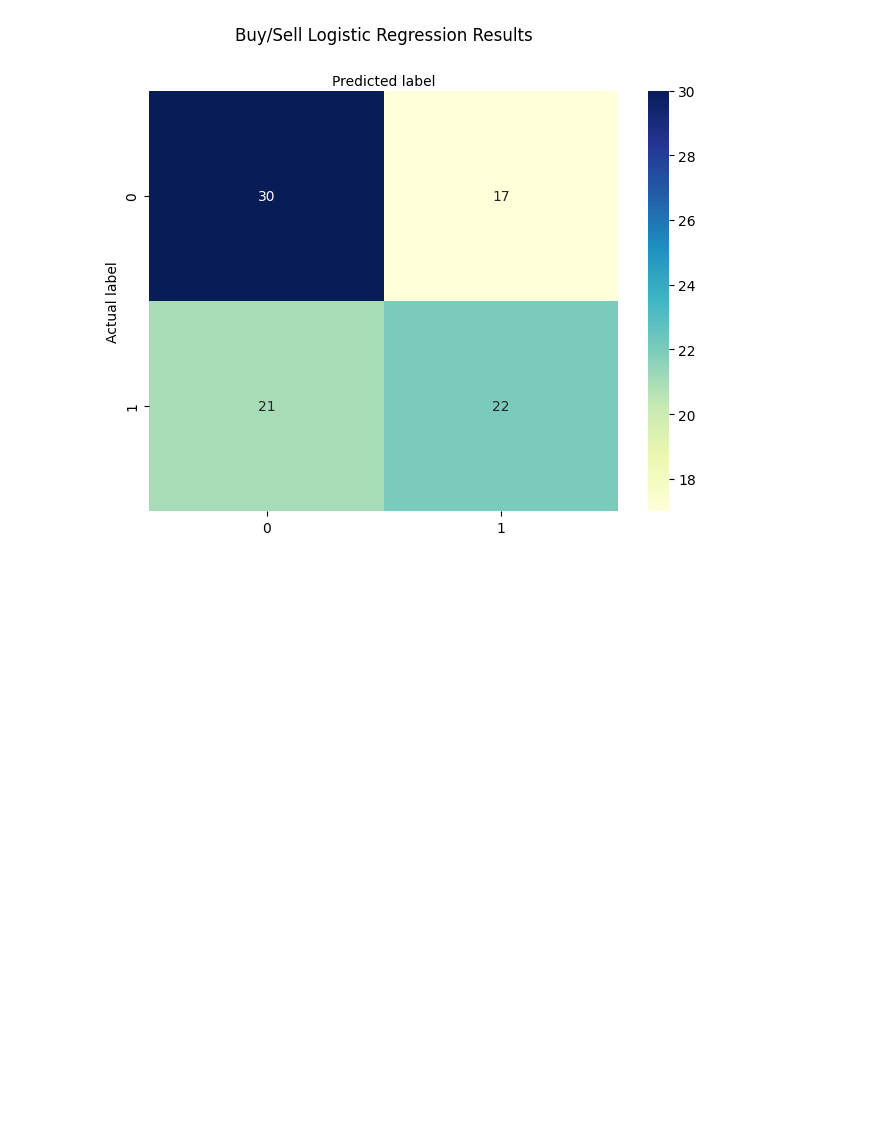
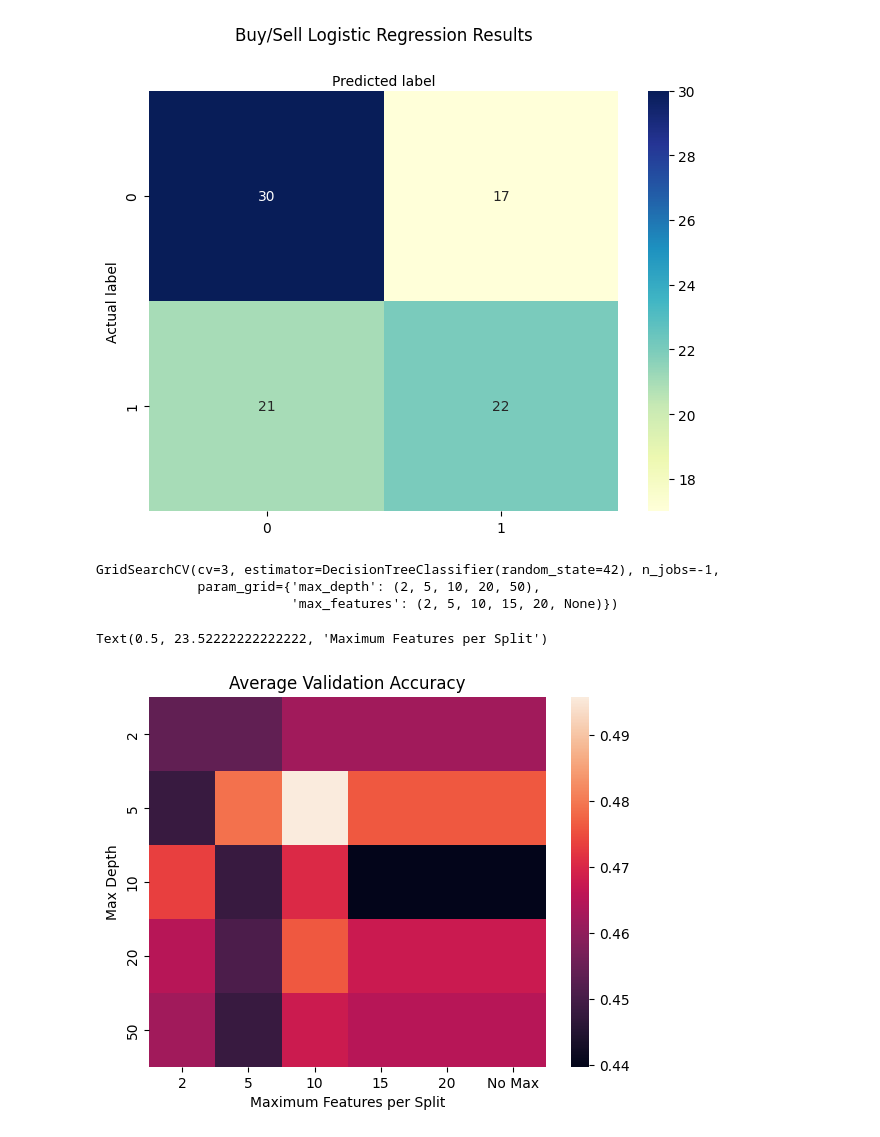
Before and after one commit to aeasy370/Twitter-Stock-Linear-Regression, a Jupyter notebook: change.ipynb, the cells around one changed output. Saved outputs shown, nothing was run; the diff lists cells and outputs as text; code cells hidden in the pictures; blank space fills up the shorter version.

```diff
--- a/change.ipynb
+++ b/change.ipynb
@@ -141,0 +133,4 @@ plt.bar(x = range(12), height=error_scorefixed)
+# %%
+for i in error_score:
+	print(i)
+sns.barplot(data=error_score)
@@ -209,3 +209,38 @@ plt.xlabel('Predicted label')
 # %% [output]
 Text(0.5, 427.9555555555555, 'Predicted label')
 [figure]
+# %%
+#Decision Tree method: Hyperparameter Training
+from sklearn.tree import DecisionTreeClassifier
+from sklearn.model_selection import GridSearchCV
+
+parameters = {'max_depth' : (2, 5, 10, 20, 50), 'max_features' : (2, 5, 10, 15, 20, None)}
+
+tree = DecisionTreeClassifier(random_state=42)
+clf = GridSearchCV(tree, parameters, cv = 3, n_jobs = -1)
+
+clf.fit(binX_train, biny_train)
+# %% [output]
+GridSearchCV(cv=3, estimator=DecisionTreeClassifier(random_state=42), n_jobs=-1,
+             param_grid={'max_depth': (2, 5, 10, 20, 50),
+                         'max_features': (2, 5, 10, 15, 20, None)})
+# %%
+#Decision Tree: Hyper Parameter results
+resultsColumns = sorted(clf.cv_results_.keys())
+scores = pd.DataFrame(clf.cv_results_, columns = resultsColumns)[['param_max_depth', 'param_max_features', 'split0_test_score', 'split1_test_score', 'split2_test_score']]
+average = scores[['split0_test_score', 'split1_test_score', 'split2_test_score']].mean(axis = 1)
+
+scores['average'] = average
+scores.drop(axis = 1, columns = ['split0_test_score', 'split1_test_score', 'split2_test_score'], inplace = True)
+
+y = [2, 5, 10, 20, 50]
+x = [2, 5, 10, 15, 20, "No Max"]
+average = average.to_numpy().reshape(len(y),len(x))
+
+sns.heatmap(average, xticklabels = x, yticklabels = y)
+plt.title('Average Validation Accuracy')
+plt.ylabel('Max Depth')
+plt.xlabel('Maximum Features per Split')
+# %% [output]
+Text(0.5, 23.52222222222222, 'Maximum Features per Split')
+[figure, added]
```
Also changed, not shown: parts of 17 cells of this notebook.
